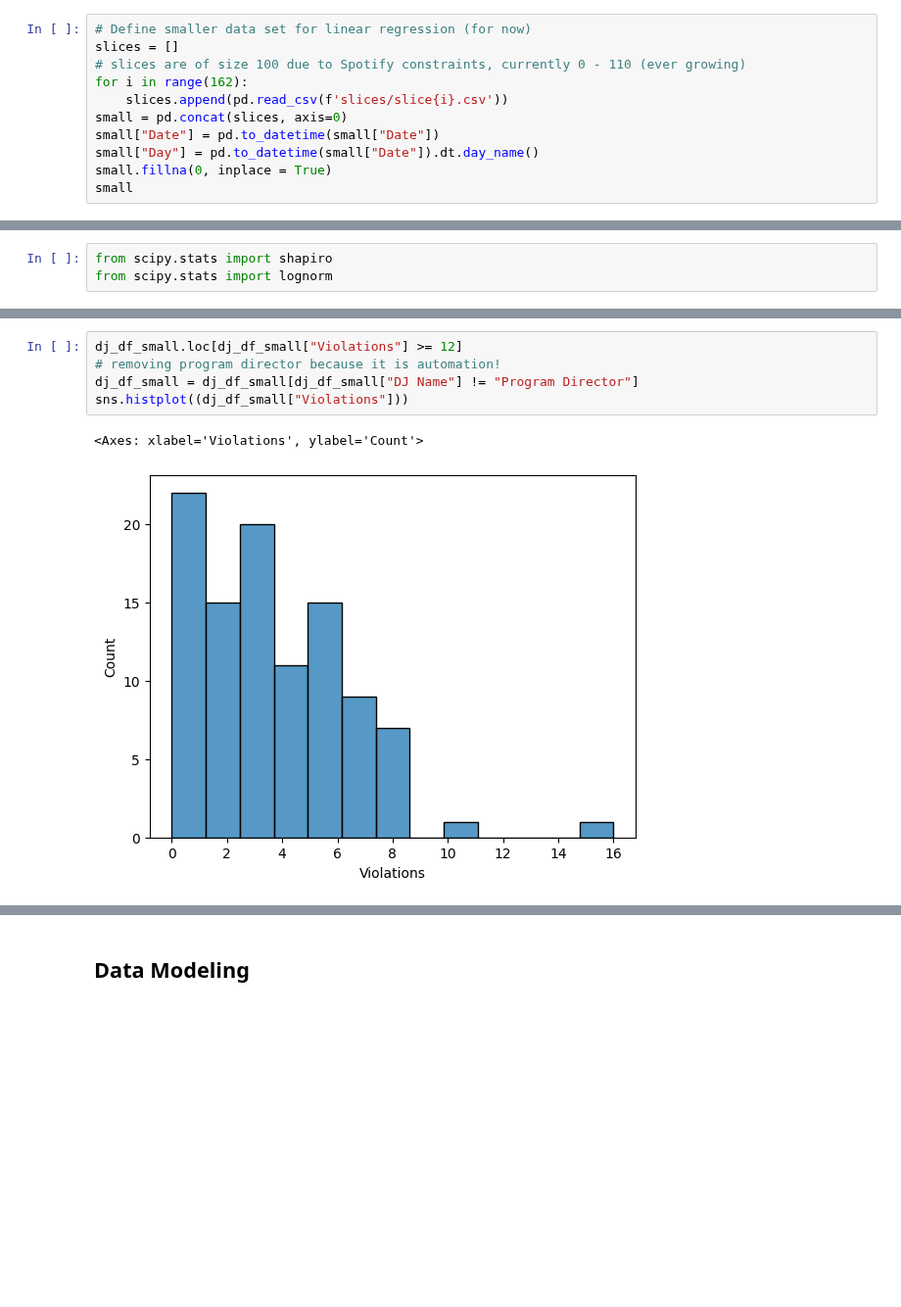
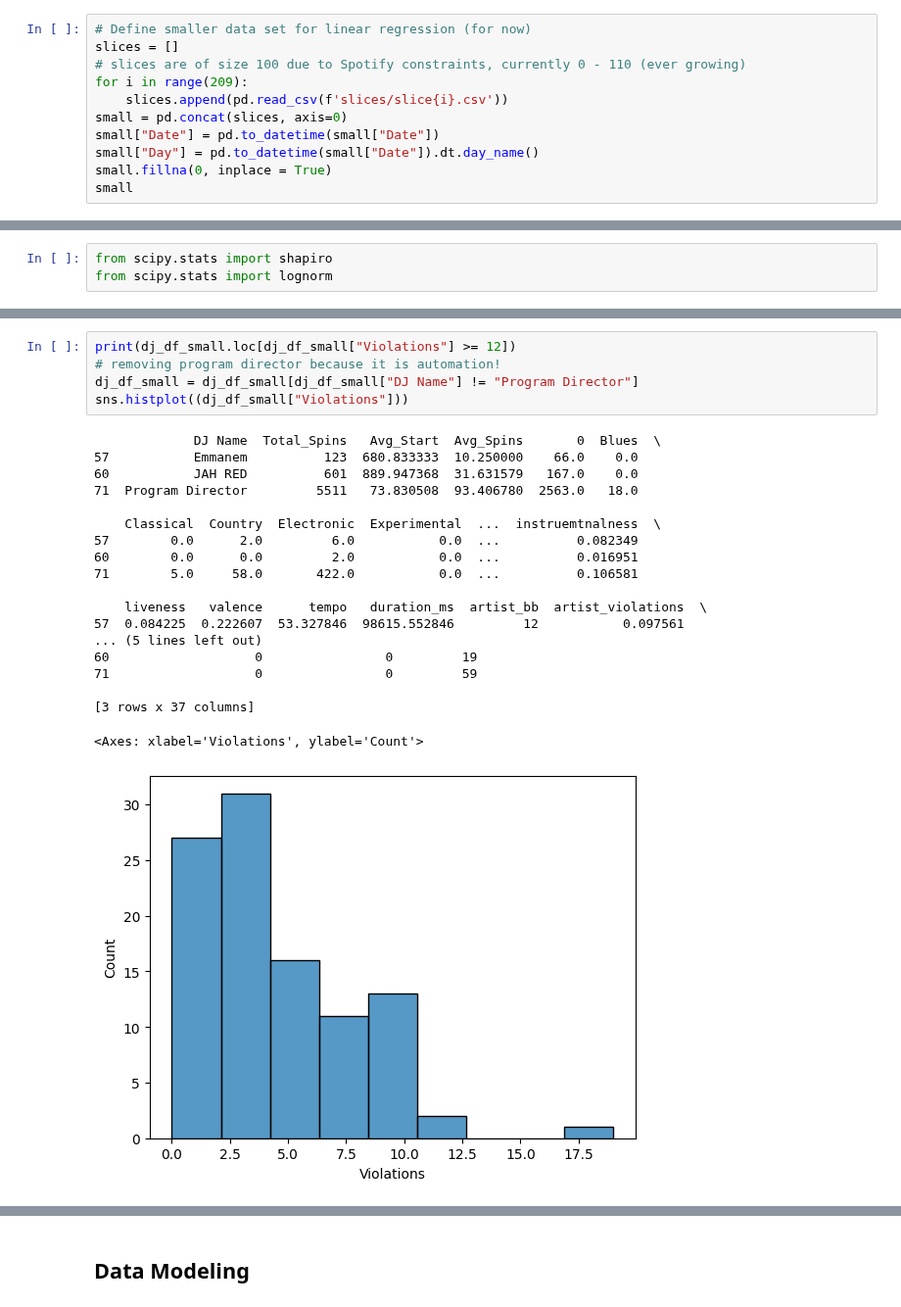
Before and after one commit to zhayes42/CS3870-WRUV, a Jupyter notebook: main.ipynb, the cells around one changed output, grey strips where cells are left out. Shown at 98% size. Saved outputs shown, nothing was run; the diff lists cells and outputs as text; blank space fills up the shorter version.

```diff
--- a/main.ipynb
+++ b/main.ipynb
@@ -94,7 +80,7 @@ def artist_billboard(artist_name):
 # Define smaller data set for linear regression (for now)
 slices = []
 # slices are of size 100 due to Spotify constraints, currently 0 - 110 (ever growing)
-for i in range(162):
+for i in range(209):
     slices.append(pd.read_csv(f'slices/slice{i}.csv'))
 small = pd.concat(slices, axis=0)
 small["Date"] = pd.to_datetime(small["Date"])
@@ -413,9 +379,26 @@ sns.histplot(dj_df_small["Violations"])
 # %%
-dj_df_small.loc[dj_df_small["Violations"] >= 12]
+print(dj_df_small.loc[dj_df_small["Violations"] >= 12])
 # removing program director because it is automation!
 dj_df_small = dj_df_small[dj_df_small["DJ Name"] != "Program Director"]
 sns.histplot((dj_df_small["Violations"]))
 # %% [output]
-<Axes: xlabel='Violations', ylabel='Count'>
+             DJ Name  Total_Spins   Avg_Start  Avg_Spins       0  Blues  \
+57           Emmanem          123  680.833333  10.250000    66.0    0.0
+60           JAH RED          601  889.947368  31.631579   167.0    0.0
+71  Program Director         5511   73.830508  93.406780  2563.0   18.0
+
+    Classical  Country  Electronic  Experimental  ...  instruemtnalness  \
+57        0.0      2.0         6.0           0.0  ...          0.082349
+60        0.0      0.0         2.0           0.0  ...          0.016951
+71        5.0     58.0       422.0           0.0  ...          0.106581
+
+    liveness   valence      tempo   duration_ms  artist_bb  artist_violations  \
+57  0.084225  0.222607  53.327846  98615.552846         12           0.097561
+... (5 lines left out)
+60                   0                0         19
+71                   0                0         59
+
+[3 rows x 37 columns]
+<Axes: xlabel='Violations', ylabel='Count'>
-[figure, old version]
+[figure, new version]
 # %%
```
Also changed, not shown: parts of 35 cells of this notebook.
